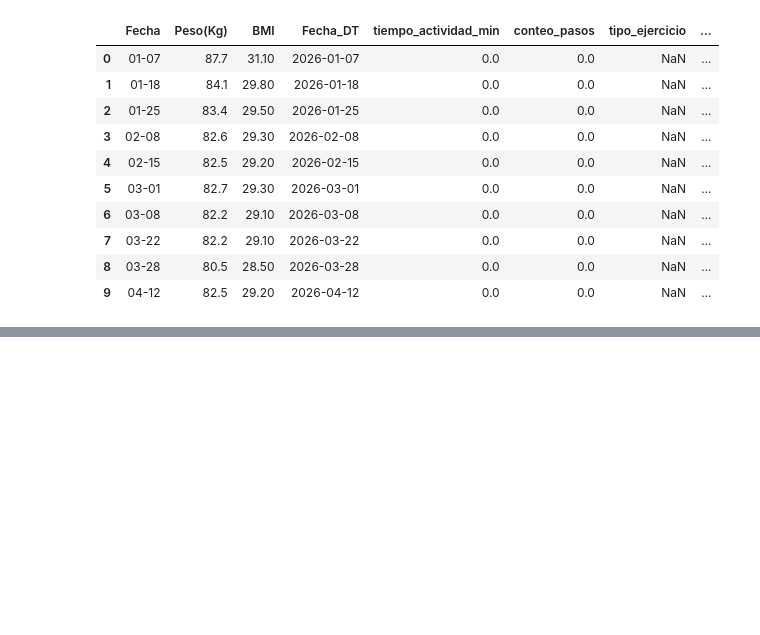
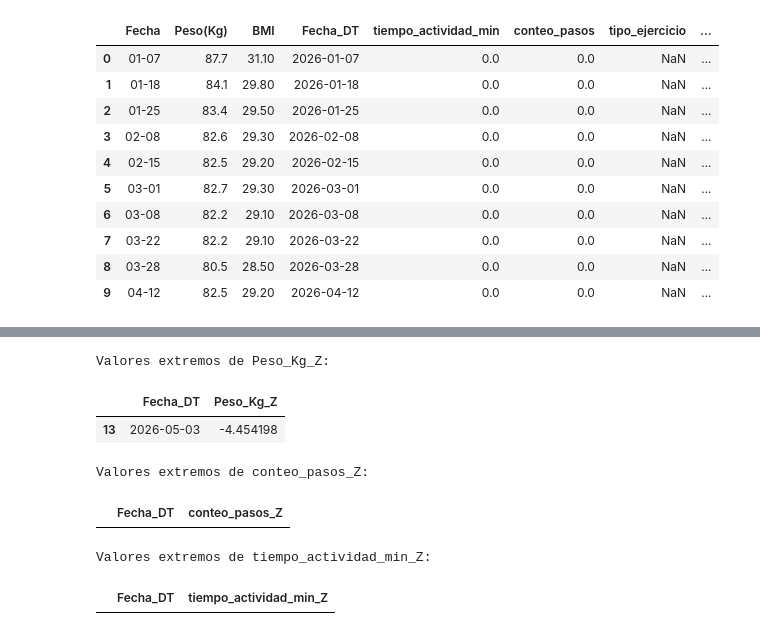
Before and after one commit to GabyPaolaING/Machine-Learning, a Jupyter notebook: P2P1.- INTEGRACIÓN MULTIFUENTE DE DATOS .ipynb, the cells around one changed output, grey strips where cells are left out. Cells and saved outputs as stored; diff of their text form; code cells hidden in the pictures; blank space fills up the shorter version.

```diff
--- a/P2P1.- INTEGRACIÓN MULTIFUENTE DE DATOS .ipynb
+++ b/P2P1.- INTEGRACIÓN MULTIFUENTE DE DATOS .ipynb
@@ -1487,0 +1919,34 @@ Columnas finales:
+# %%
+
+# =====================================================
+# DÍAS CON Z-SCORES EXTREMOS
+# =====================================================
+
+columnas_a_revisar = [
+    'Peso_Kg_Z',
+    'conteo_pasos_Z',
+    'tiempo_actividad_min_Z'
+]
+
+columnas_existentes = [
+    c for c in columnas_a_revisar if c in df_final.columns
+]
+
+for columna in columnas_existentes:
+    extremos = df_final[
+        (df_final[columna] > 1.5)
+        | (df_final[columna] < -1.5)
+    ]
+
+    print(f"\nValores extremos de {columna}:")
+    display(
+        extremos[['Fecha_DT', columna]].head(10)
+    )
+# %% [output]
+Valores extremos de Peso_Kg_Z:
+|  | Fecha_DT | Peso_Kg_Z |
+| 13 | 2026-05-03 | -4.454198 |
+Valores extremos de conteo_pasos_Z:
+|  | Fecha_DT | conteo_pasos_Z |
+Valores extremos de tiempo_actividad_min_Z:
+|  | Fecha_DT | tiempo_actividad_min_Z |
```
Also changed, not shown: parts of 15 cells of this notebook.
